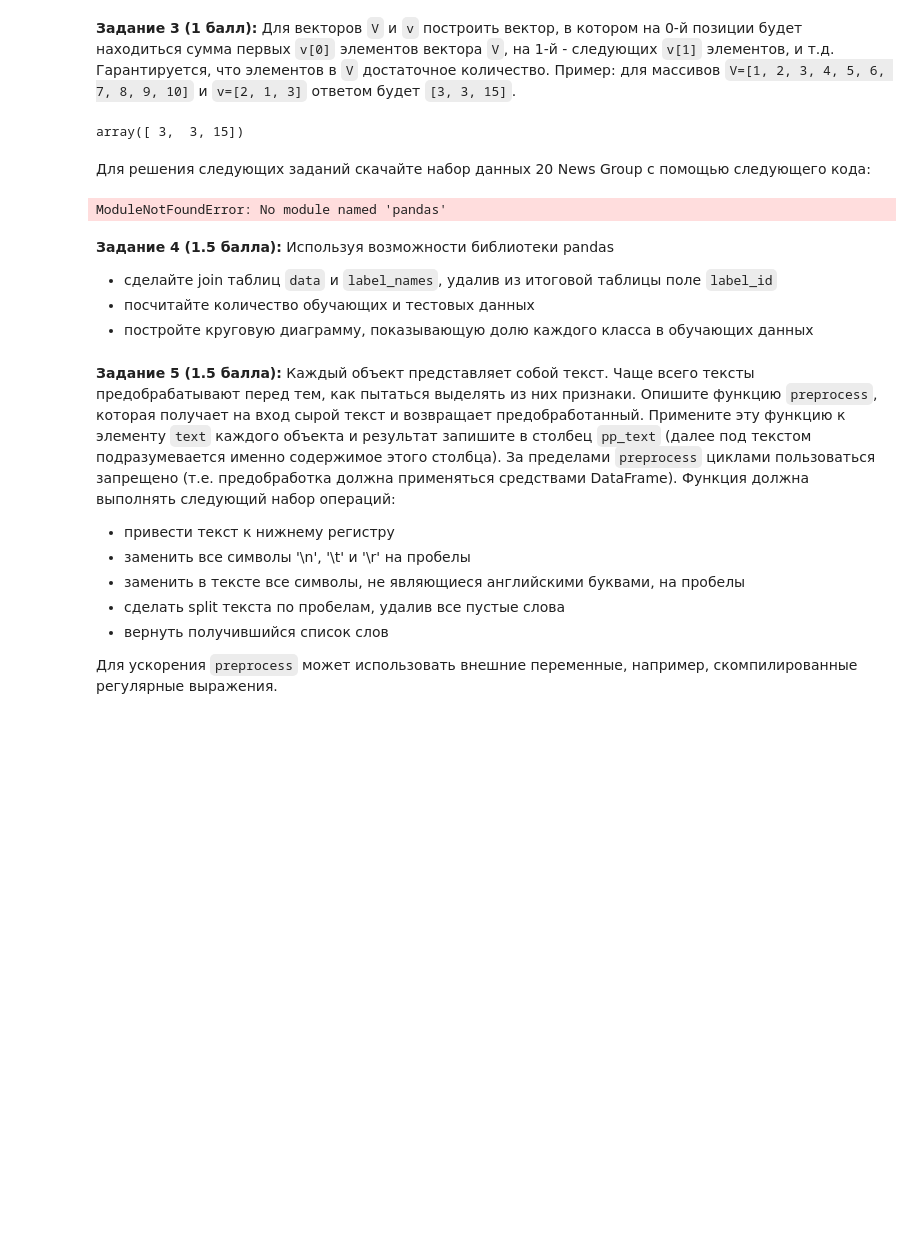
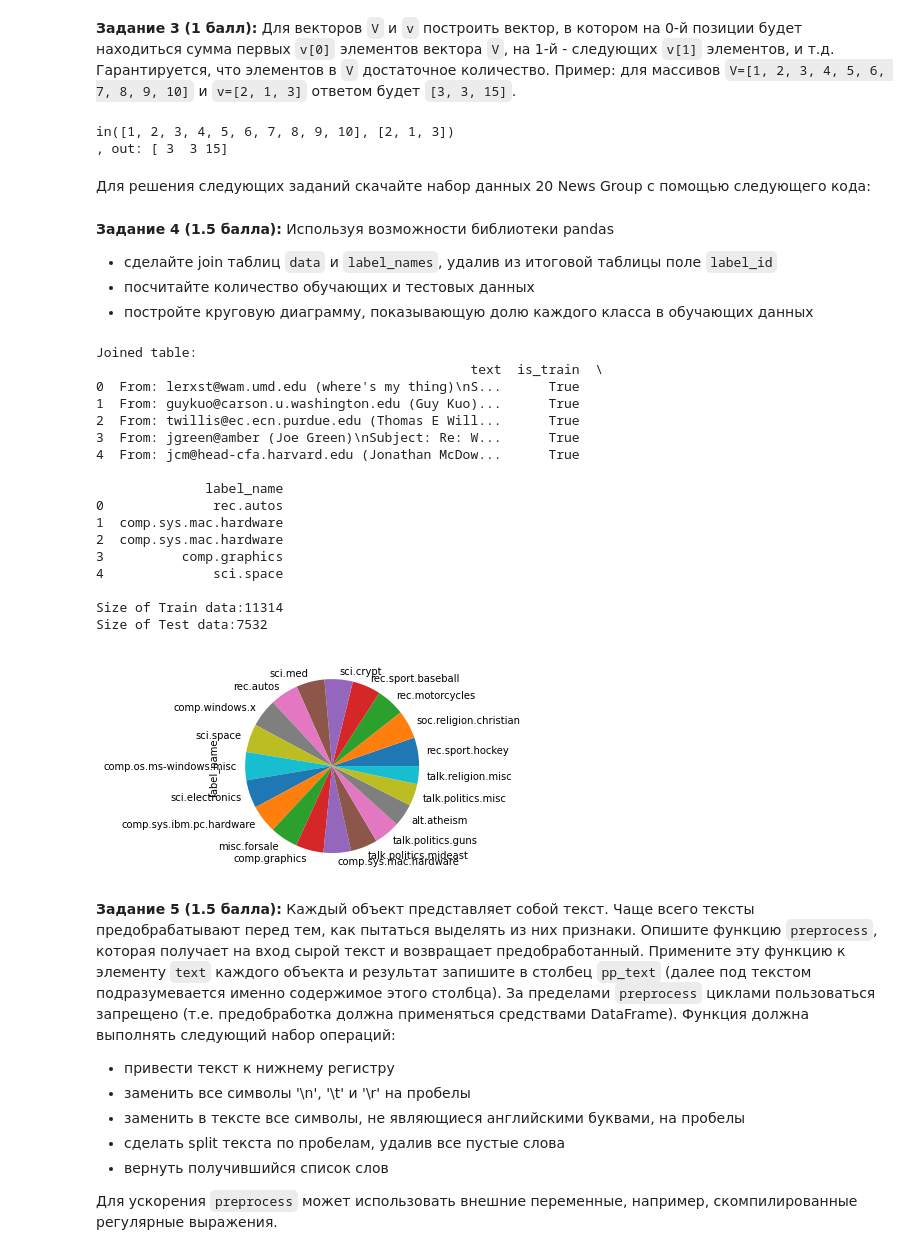
Before and after one commit to MAI-University-Student-Projects/PythonMIPTCourse, a Jupyter notebook: 03-data-ml.ipynb, the cells around one changed output. Drawn from its saved outputs; the diff is of its cells as text; code cells hidden in the pictures; blank space fills up the shorter version.

```diff
--- a/03-data-ml.ipynb
+++ b/03-data-ml.ipynb
@@ -60,10 +64,11 @@ def task_3(V, v):
     to_sum = np.split(V[:idx_a[-1]], idx_a[:-1])
     return np.array([np.sum(x) for x in to_sum])
 
-task_3(np.array([1, 2, 3, 4, 5, 6, 7, 8, 9, 10]), np.array([2, 1, 3]))
-#tests
+print(f"in([1, 2, 3, 4, 5, 6, 7, 8, 9, 10], [2, 1, 3])")
+print(f", out: {task_3(np.array([1, 2, 3, 4, 5, 6, 7, 8, 9, 10]), np.array([2, 1, 3]))}")
 # %% [output]
-array([ 3,  3, 15])
+in([1, 2, 3, 4, 5, 6, 7, 8, 9, 10], [2, 1, 3])
+, out: [ 3  3 15]
 # %% [markdown]
 Для решения следующих заданий скачайте набор данных 20 News Group с помощью следующего кода:
 # %%
@@ -73,20 +78,47 @@ from sklearn.datasets import fetch_20newsgroups
 X_train = fetch_20newsgroups(subset='train')
 X_test = fetch_20newsgroups(subset='test')
 
-label_names = pd.DataFrame(columns=['label_name', 'label_id'],
+#label_id и label_name были перепутаны
+label_names = pd.DataFrame(columns=['label_id', 'label_name'],
                            data=[(i, e) for i, e in enumerate(list(X_train.target_names))])
 data = pd.DataFrame()
 data['text'] = X_train.data + X_test.data
 data['is_train'] = [True] * len(X_train.data) + [False] * len(X_test.data)
 data['label_id'] = list(X_train.target) + list(X_test.target)
-# %% [output]
-ModuleNotFoundError: No module named 'pandas'
 # %% [markdown]
 __Задание 4 (1.5 балла):__ Используя возможности библиотеки pandas
 
 - сделайте join таблиц `data` и `label_names`, удалив из итоговой таблицы поле `label_id`
 - посчитайте количество обучающих и тестовых данных
 - постройте круговую диаграмму, показывающую долю каждого класса в обучающих данных
+# %%
+joined = data.merge(label_names, on='label_id', how='left')
+joined.drop(['label_id'], axis=1, inplace=True)
+
+print(f"Joined table:\n{joined.head()}", "\n")
+print(f"Size of Train data:{joined.loc[joined['is_train'] == True].shape[0]}")
+print(f"Size of Test data:{joined.loc[joined['is_train'] == False].shape[0]}")
+
+joined.loc[joined['is_train'] == True]['label_name'].value_counts().plot.pie();
+# %% [output]
+Joined table:
+                                                text  is_train  \
+0  From: lerxst@wam.umd.edu (where's my thing)\nS...      True
+1  From: guykuo@carson.u.washington.edu (Guy Kuo)...      True
+2  From: twillis@ec.ecn.purdue.edu (Thomas E Will...      True
+3  From: jgreen@amber (Joe Green)\nSubject: Re: W...      True
+4  From: jcm@head-cfa.harvard.edu (Jonathan McDow...      True
+
+              label_name
+0              rec.autos
+1  comp.sys.mac.hardware
+2  comp.sys.mac.hardware
+3          comp.graphics
+4              sci.space
+
+Size of Train data:11314
+Size of Test data:7532
+[figure, added]
 # %% [markdown]
 __Задание 5 (1.5 балла):__ Каждый объект представляет собой текст. Чаще всего тексты предобрабатывают перед тем, как пытаться выделять из них признаки. Опишите функцию `preprocess`, которая получает на вход сырой текст и возвращает предобработанный. Примените эту функцию к элементу `text` каждого объекта и результат запишите в столбец `pp_text` (далее под текстом подразумевается именно содержимое этого столбца). За пределами `preprocess` циклами пользоваться запрещено (т.е. предобработка должна применяться средствами DataFrame). Функция должна выполнять следующий набор операций:
 
```
Also changed, not shown: parts of 17 cells of this notebook, 1 other file.
